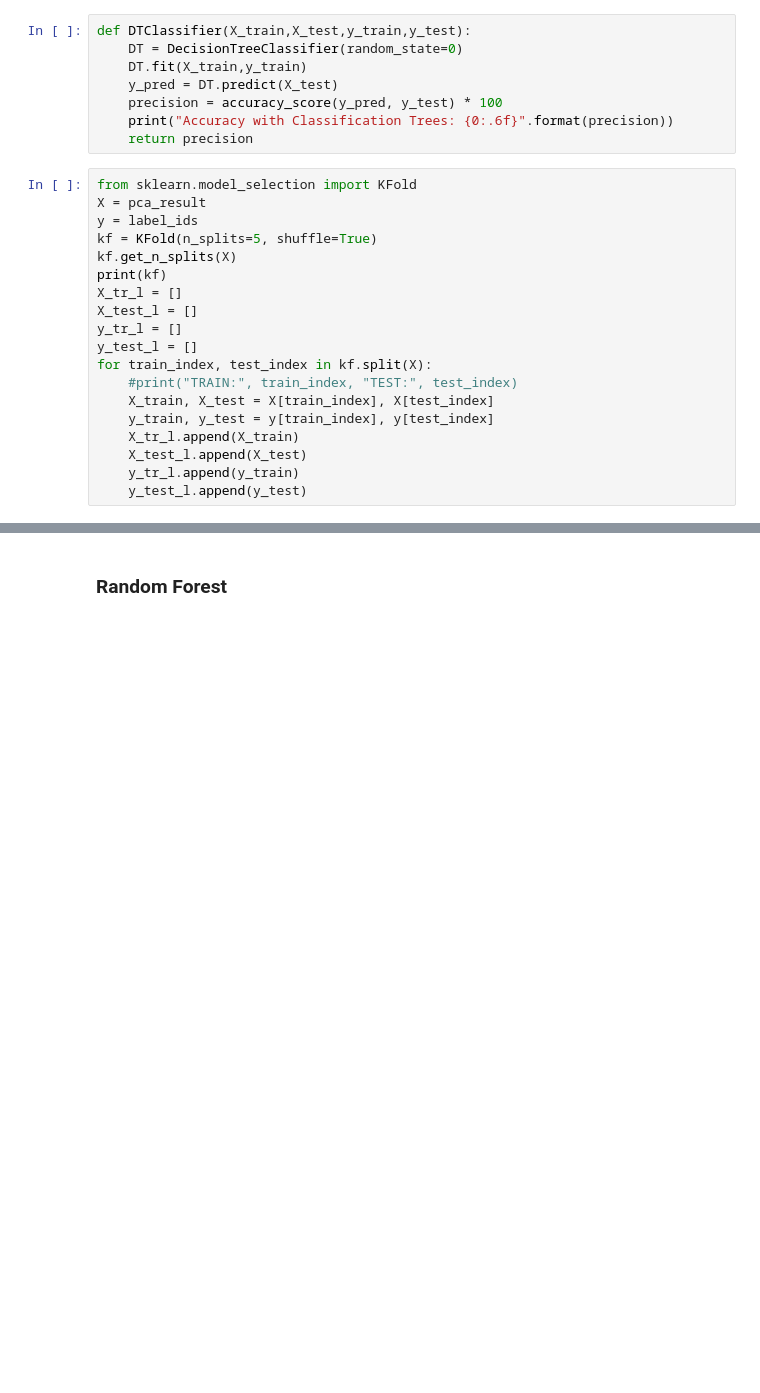
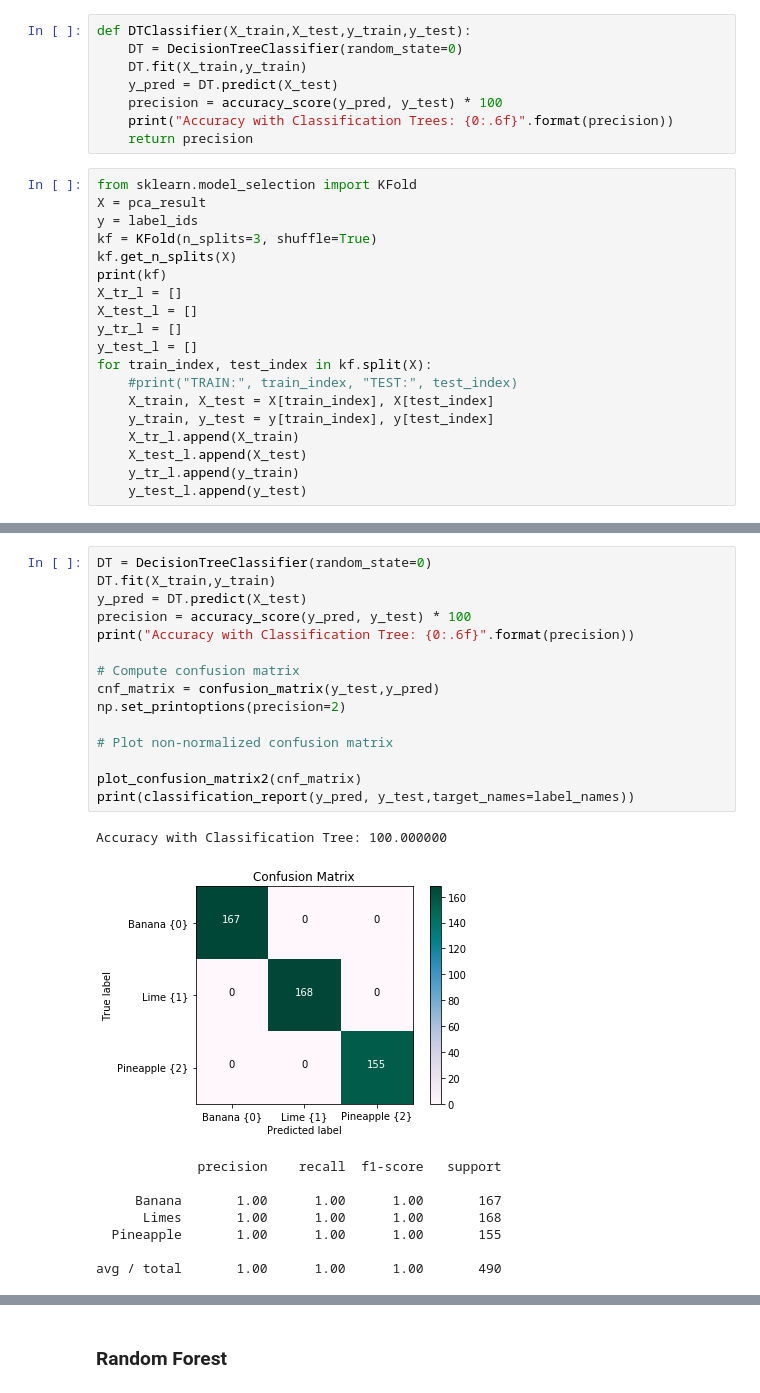
Before and after one commit to safashaikh/MLFinalProj, a Jupyter notebook: fruits.ipynb, the cells around one changed output, grey strips where cells are left out. Cells and saved outputs as stored; diff of their text form; blank space fills up the shorter version.

```diff
--- a/fruits.ipynb
+++ b/fruits.ipynb
@@ -386,7 +421,7 @@ def DTClassifier(X_train,X_test,y_train,y_test):
 from sklearn.model_selection import KFold
 X = pca_result
 y = label_ids
-kf = KFold(n_splits=5, shuffle=True)
+kf = KFold(n_splits=3, shuffle=True)
 kf.get_n_splits(X)
 print(kf)
 X_tr_l = []
@@ -428,0 +463,25 @@ Best fold is:  2
+# %%
+DT = DecisionTreeClassifier(random_state=0)
+DT.fit(X_train,y_train)
+y_pred = DT.predict(X_test)
+precision = accuracy_score(y_pred, y_test) * 100
+print("Accuracy with Classification Tree: {0:.6f}".format(precision))
+
+# Compute confusion matrix
+cnf_matrix = confusion_matrix(y_test,y_pred)
+np.set_printoptions(precision=2)
+
+# Plot non-normalized confusion matrix
+
+plot_confusion_matrix2(cnf_matrix)
+print(classification_report(y_pred, y_test,target_names=label_names))
+# %% [output]
+Accuracy with Classification Tree: 100.000000
+[figure, added]
+             precision    recall  f1-score   support
+
+     Banana       1.00      1.00      1.00       167
+      Limes       1.00      1.00      1.00       168
+  Pineapple       1.00      1.00      1.00       155
+
+avg / total       1.00      1.00      1.00       490
```
Also changed, not shown: parts of 29 cells of this notebook.
